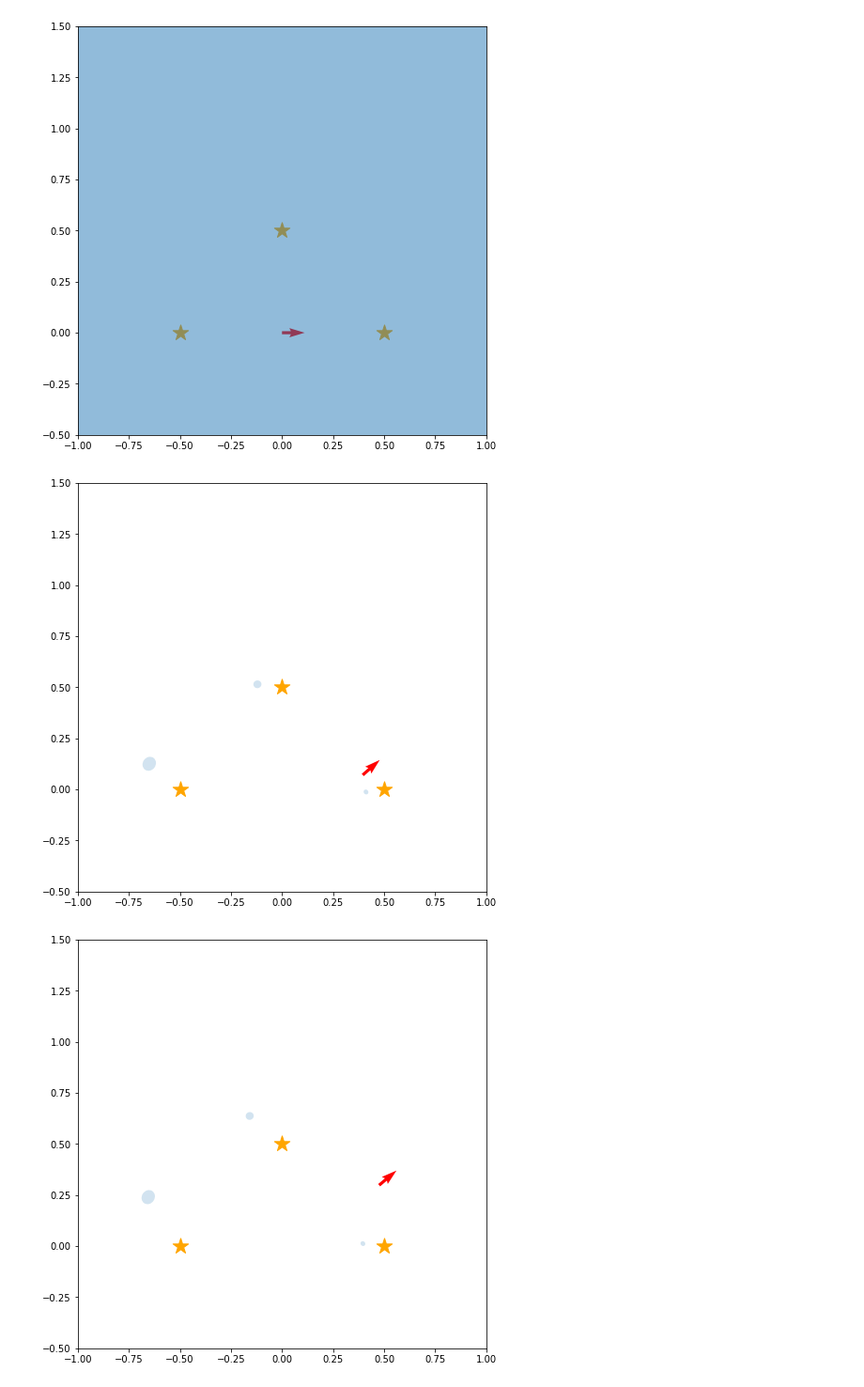
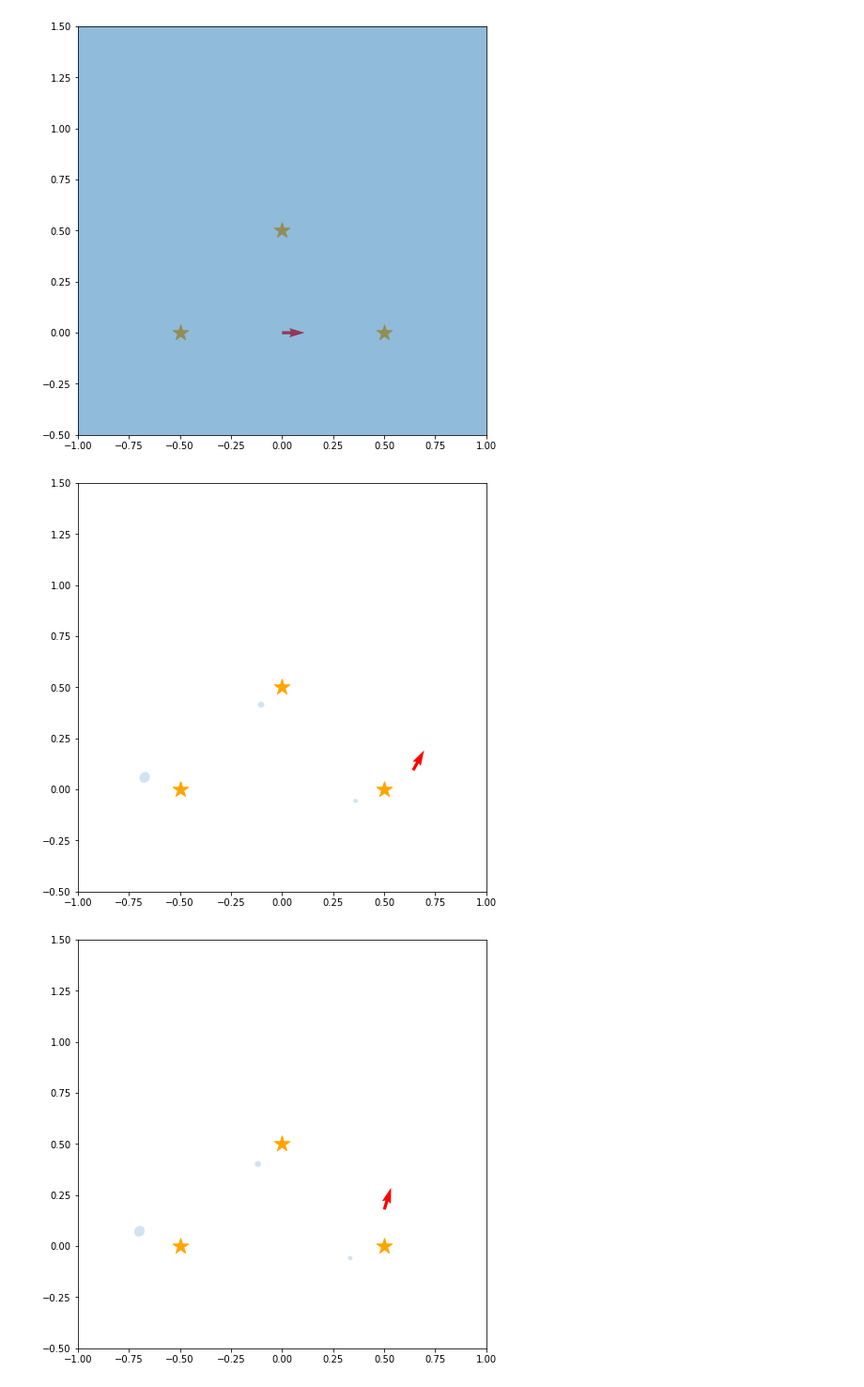
Before and after one commit to ryuichiueda/probrobo2017, a Jupyter notebook: 12.ipynb, the cells around one changed output. Shown at 94% size. Cells and saved outputs as stored; diff of their text form; code cells hidden in the pictures.

```diff
--- a/12.ipynb
+++ b/12.ipynb
@@ -255,15 +314,15 @@ slam.draw()
 # %%
 def one_step():
     slam.motion_update(0.2, math.pi / 180.0 * 20)
     robot.pose = motion(robot.pose, 0.2, math.pi / 180.0 * 20)
     measurements = observations(robot.pose, actual_landmarks)
     for m in measurements:
         slam.measurement_update(m)
 
-for i in range(20):
+for i in range(40):
     one_step()
 
 slam.draw()
 # %% [output]
-[figure, old version]
+[figure, new version]
-[figure, old version]
+[figure, new version]
```
Also changed, not shown: parts of 10 cells of this notebook, 2 other files.
